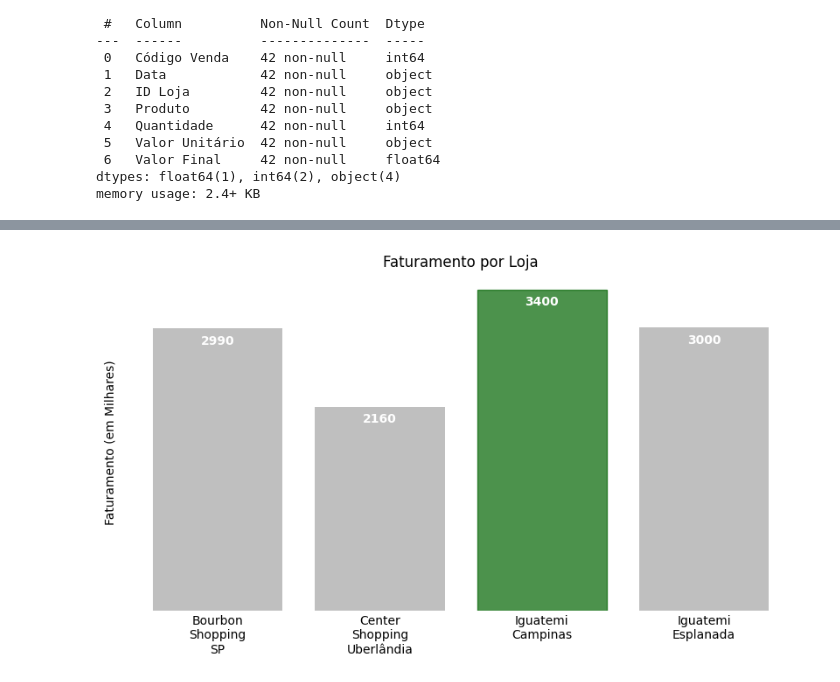
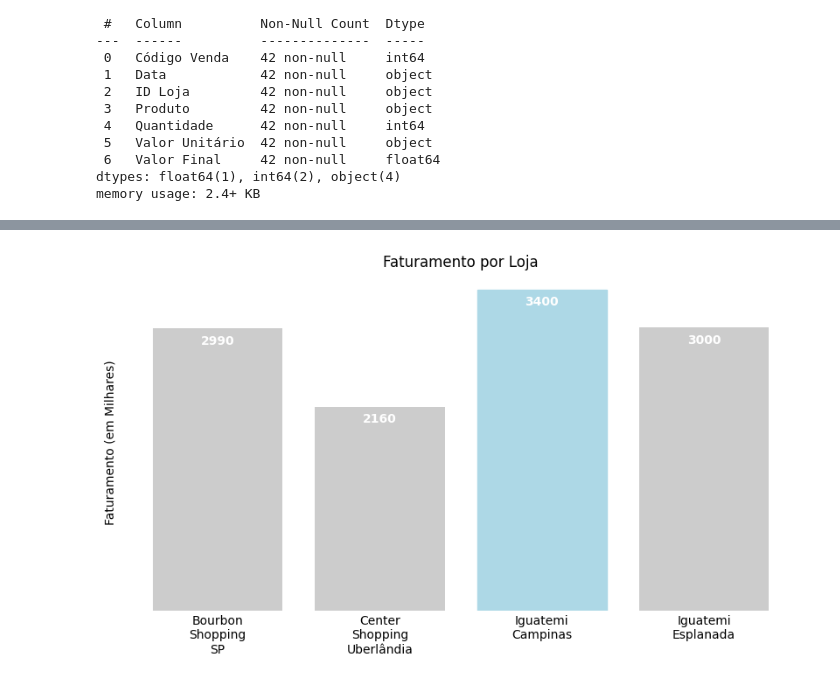
Before and after one commit to fernandomsarnin/Matplotlib-Examples, a Jupyter notebook: Analise_Dados_Graph_Matplot/analisegraphcmatplot1.ipynb, the cells around one changed output, grey strips where cells are left out. Cells and saved outputs as stored; diff of their text form; code cells hidden in the pictures.

```diff
--- a/Analise_Dados_Graph_Matplot/analisegraphcmatplot1.ipynb
+++ b/Analise_Dados_Graph_Matplot/analisegraphcmatplot1.ipynb
@@ -79,32 +93,28 @@ plt.show
 # %%
 
 faturamento_loja = vendas_df.groupby('ID Loja').sum()
 faturamento_loja = faturamento_loja[['Valor Final']]
 
 lojas = faturamento_loja.index
 valores = faturamento_loja['Valor Final']
 
 lojas = [loja.replace(' ', '\n') for loja in faturamento_loja.index]
 
 plt.figure(figsize=(10, 5))
 
-barras = plt.bar(lojas, valores, color='gray', alpha=0.5)
+barras = plt.bar(lojas, valores, color='gray', alpha=0.4)
 
-barras[2].set_color('darkgreen')
-barras[2].set_alpha(0.7)
-
-
-#for i, v in enumerate(valores):
-    #plt.text(i, v + 50, str(v), ha='center', va='bottom')
+barras[2].set_color('lightblue')
+barras[2].set_alpha(1)
 
 plt.bar_label(barras, fontweight='bold', color='white', padding=-15)
 
 plt.tick_params(axis='x', length=0)
 plt.box(False)
 plt.yticks([])
 #plt.xlabel('Lojas')
 plt.ylabel('Faturamento (em Milhares)')
 plt.title('Faturamento por Loja')
 plt.show()  # Mostrar o gráfico
 # %% [output]
-[figure, old version]
+[figure, new version]
```
Also changed, not shown: parts of 3 cells of this notebook.
